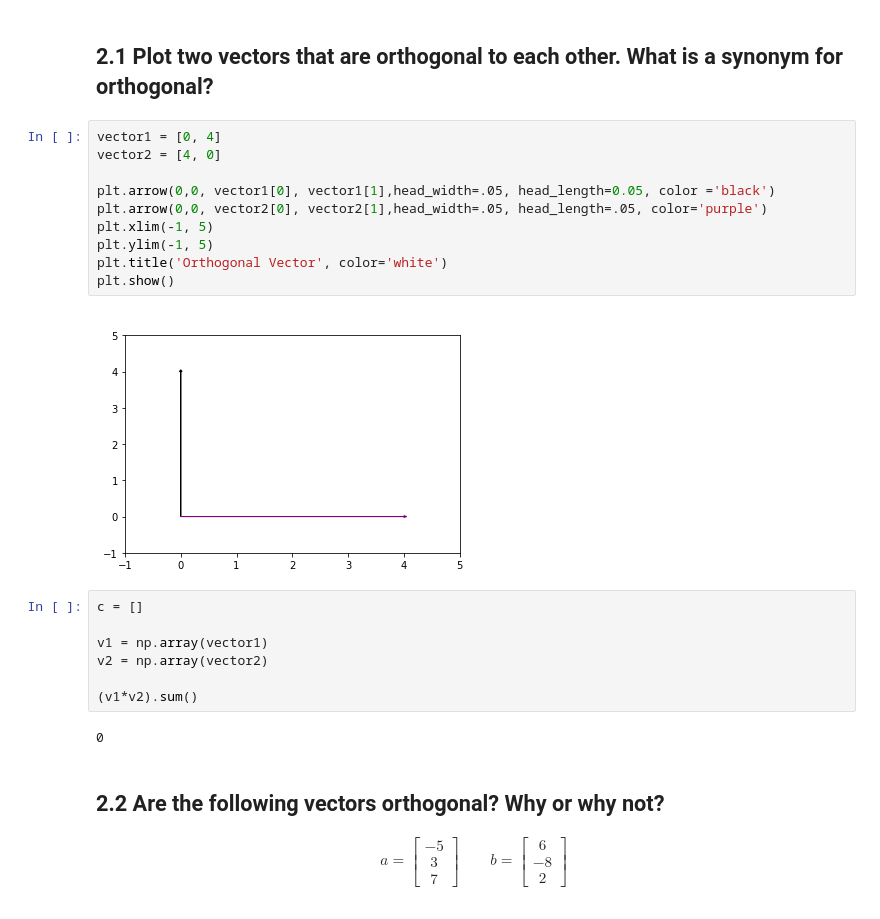
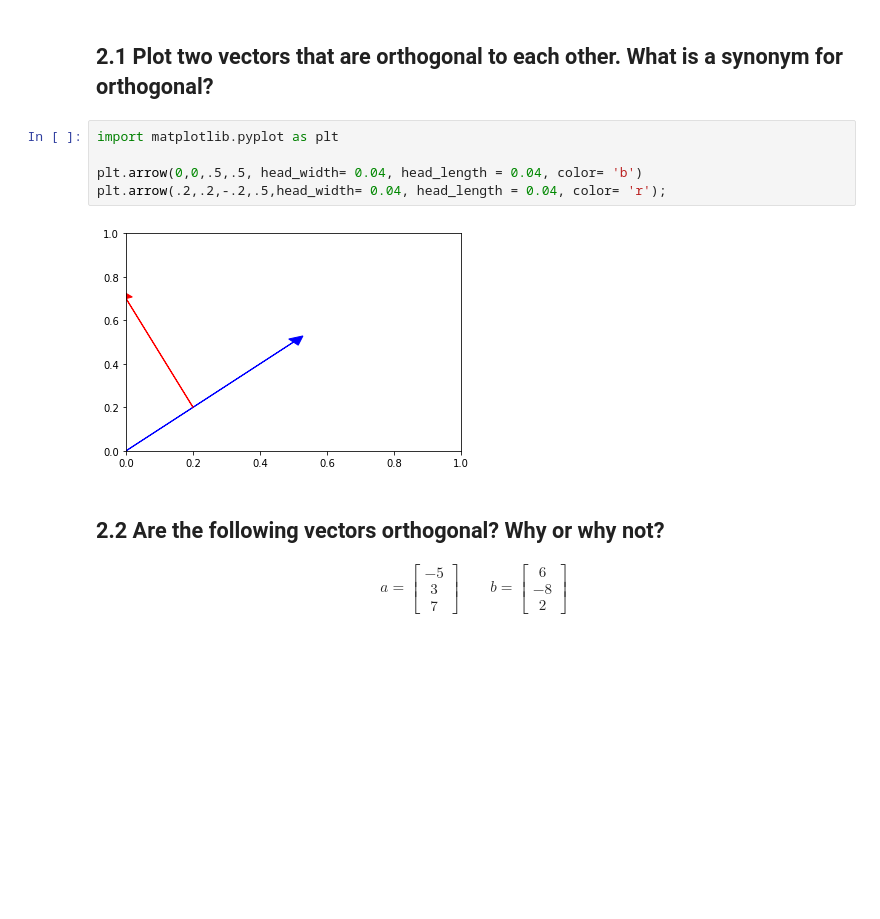
Before and after one commit to bloominstituteoftechnology/DS-Unit-1-Sprint-3-Linear-Algebra, a Jupyter notebook: KHellyer_DS_132_Intermediate_Linear_Algebra_Assignment.ipynb, the cells around one changed output. Saved outputs shown, nothing was run; the diff lists cells and outputs as text; blank space fills up the shorter version.

```diff
--- a/KHellyer_DS_132_Intermediate_Linear_Algebra_Assignment.ipynb
+++ b/KHellyer_DS_132_Intermediate_Linear_Algebra_Assignment.ipynb
@@ -123,27 +93,13 @@ titanic.corr()
 # Orthogonality
 # %% [markdown]
 ## 2.1 Plot two vectors that are orthogonal to each other. What is a synonym for orthogonal?
-# %%
-vector1 = [0, 4]
-vector2 = [4, 0]
-
-plt.arrow(0,0, vector1[0], vector1[1],head_width=.05, head_length=0.05, color ='black')
-plt.arrow(0,0, vector2[0], vector2[1],head_width=.05, head_length=.05, color='purple')
-plt.xlim(-1, 5)
-plt.ylim(-1, 5)
-plt.title('Orthogonal Vector', color='white')
-plt.show()
-# %% [output]
-[figure, removed]
-# %%
-c = []
-
-v1 = np.array(vector1)
-v2 = np.array(vector2)
-
-(v1*v2).sum()
-# %% [output]
-0
+# %%
+import matplotlib.pyplot as plt
+
+plt.arrow(0,0,.5,.5, head_width= 0.04, head_length = 0.04, color= 'b')
+plt.arrow(.2,.2,-.2,.5,head_width= 0.04, head_length = 0.04, color= 'r');
+# %% [output]
+[figure, added]
 # %% [markdown]
 ## 2.2 Are the following vectors orthogonal? Why or why not?
 
```
Also changed, not shown: parts of 35 cells of this notebook.
